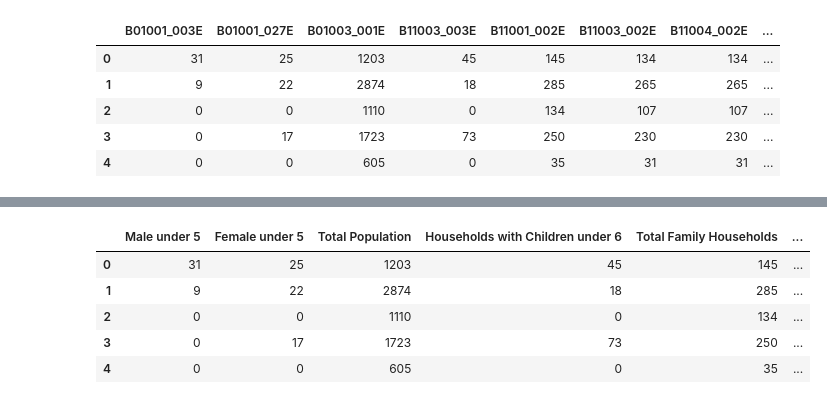
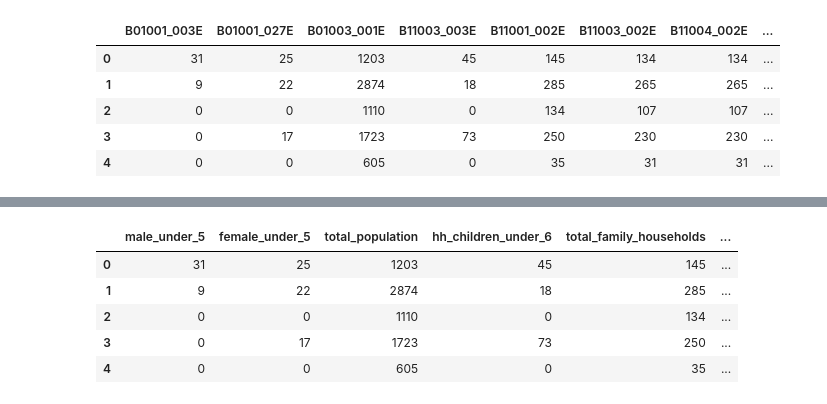
Before and after one commit to lincolngroves/OperationNextNest, a Jupyter notebook: 01 - OperationNextNest - Data Engineering in Python.ipynb, the cells around one changed output, grey strips where cells are left out. Cells and saved outputs as stored; diff of their text form; code cells hidden in the pictures.

```diff
--- a/01 - OperationNextNest - Data Engineering in Python.ipynb
+++ b/01 - OperationNextNest - Data Engineering in Python.ipynb
@@ -224,58 +316,67 @@ These will eventually power our “kid-friendly neighborhood” indicator.
 # %%
-# Rename columns for clarity
-census_blockgroup_data.columns = [
-    'Male under 5', 'Female under 5', 'Total Population',
-    'Households with Children under 6', 'Total Family Households',
-    'Households with Children under 18',
-    'Married-couple Households',
-    'Married-couple with Children under 6',
-    'Median Household Income', 'Median Gross Rent',
-    'Monthly Owner Costs (with mortgage)',
-    'Median Housing Value', 'Median Year Structure Built',
-    'Vacant Housing Units',
-    'Nursery School Enrollment', 'Kindergarten Enrollment',
-    'Some College', 'Bachelor’s Degree or Higher',
-    'Mean Travel Time to Work', 'Households with No Vehicle',
-    'GEOID'
-]
+# Rename ACS columns to cleaner, analysis-friendly names
+rename_map = {
+    "B01001_003E": "male_under_5",
+    "B01001_027E": "female_under_5",
+    "B01003_001E": "total_population",
+    "B11003_003E": "hh_children_under_6",
+    "B11001_002E": "total_family_households",
+    "B11003_002E": "hh_children_under_18",
+    "B11004_002E": "married_couple_households",
+    "B11004_004E": "married_couple_children_under_6",
+    "B19013_001E": "median_household_income",
+    "B25064_001E": "median_gross_rent",
+    "B25088_002E": "monthly_owner_costs_mortgage",
+    "B25077_001E": "median_housing_value",
+    "B25034_001E": "median_year_structure_built",
+    "B25002_003E": "vacant_housing_units",
+    "B14003_003E": "nursery_school_enrollment",
+    "B14003_004E": "kindergarten_enrollment",
+    "B15003_017E": "some_college",
+    "B15003_022E": "bachelors_degree_or_higher",
+    "B08013_001E": "mean_travel_time_to_work",
+    "B25044_003E": "households_no_vehicle"
+}
+
+census_blockgroup_data = census_blockgroup_data.rename(columns=rename_map)
 
 # Derived counts and percentages
-census_blockgroup_data['Children under 5'] = (
-    census_blockgroup_data['Male under 5'] +
-    census_blockgroup_data['Female under 5']
+census_blockgroup_data["children_under_5"] = (
+    census_blockgroup_data["male_under_5"] +
+    census_blockgroup_data["female_under_5"]
 )
 
-# Guard against divide-by-zero
-census_blockgroup_data['% Children under 5'] = np.where(
-    census_blockgroup_data['Total Population'] > 0,
-    census_blockgroup_data['Children under 5'] / census_blockgroup_data['Total Population'] * 100,
+# Guard against divide-by-zero when creating percentage-based variables
+census_blockgroup_data["prc_children_under_5"] = np.where(
+    census_blockgroup_data["total_population"] > 0,
+    census_blockgroup_data["children_under_5"] / census_blockgroup_data["total_population"] * 100,
     np.nan
 )
 
-census_blockgroup_data['% Households with Children under 6'] = np.where(
-    census_blockgroup_data['Total Family Households'] > 0,
-    census_blockgroup_data['Households with Children under 6'] /
-    census_blockgroup_data['Total Family Households'] * 100,
+census_blockgroup_data["prc_hh_children_under_6"] = np.where(
+    census_blockgroup_data["total_family_households"] > 0,
+    census_blockgroup_data["hh_children_under_6"] /
+    census_blockgroup_data["total_family_households"] * 100,
     np.nan
 )
 
-census_blockgroup_data['% Married-couple Households'] = np.where(
-    census_blockgroup_data['Total Family Households'] > 0,
-    census_blockgroup_data['Married-couple Households'] /
-    census_blockgroup_data['Total Family Households'] * 100,
+census_blockgroup_data["prc_married_couple_households"] = np.where(
+    census_blockgroup_data["total_family_households"] > 0,
+    census_blockgroup_data["married_couple_households"] /
+    census_blockgroup_data["total_family_households"] * 100,
     np.nan
 )
 
-census_blockgroup_data['% Married-couple with Children under 6'] = np.where(
-    census_blockgroup_data['Total Family Households'] > 0,
-    census_blockgroup_data['Married-couple with Children under 6'] /
-    census_blockgroup_data['Total Family Households'] * 100,
+census_blockgroup_data["prc_married_couple_children_under_6"] = np.where(
+    census_blockgroup_data["total_family_households"] > 0,
+    census_blockgroup_data["married_couple_children_under_6"] /
+    census_blockgroup_data["total_family_households"] * 100,
     np.nan
 )
 
 census_blockgroup_data.head()
 # %% [output]
-|  | Male under 5 | Female under 5 | Total Population | Households with Children under 6 | Total Family Households | ... |
+|  | male_under_5 | female_under_5 | total_population | hh_children_under_6 | total_family_households | ... |
 | 0 | 31 | 25 | 1203 | 45 | 145 | ... |
 | 1 | 9 | 22 | 2874 | 18 | 285 | ... |
 | 2 | 0 | 0 | 1110 | 0 | 134 | ... |
```
Also changed, not shown: parts of 31 cells of this notebook, 6 other files.
